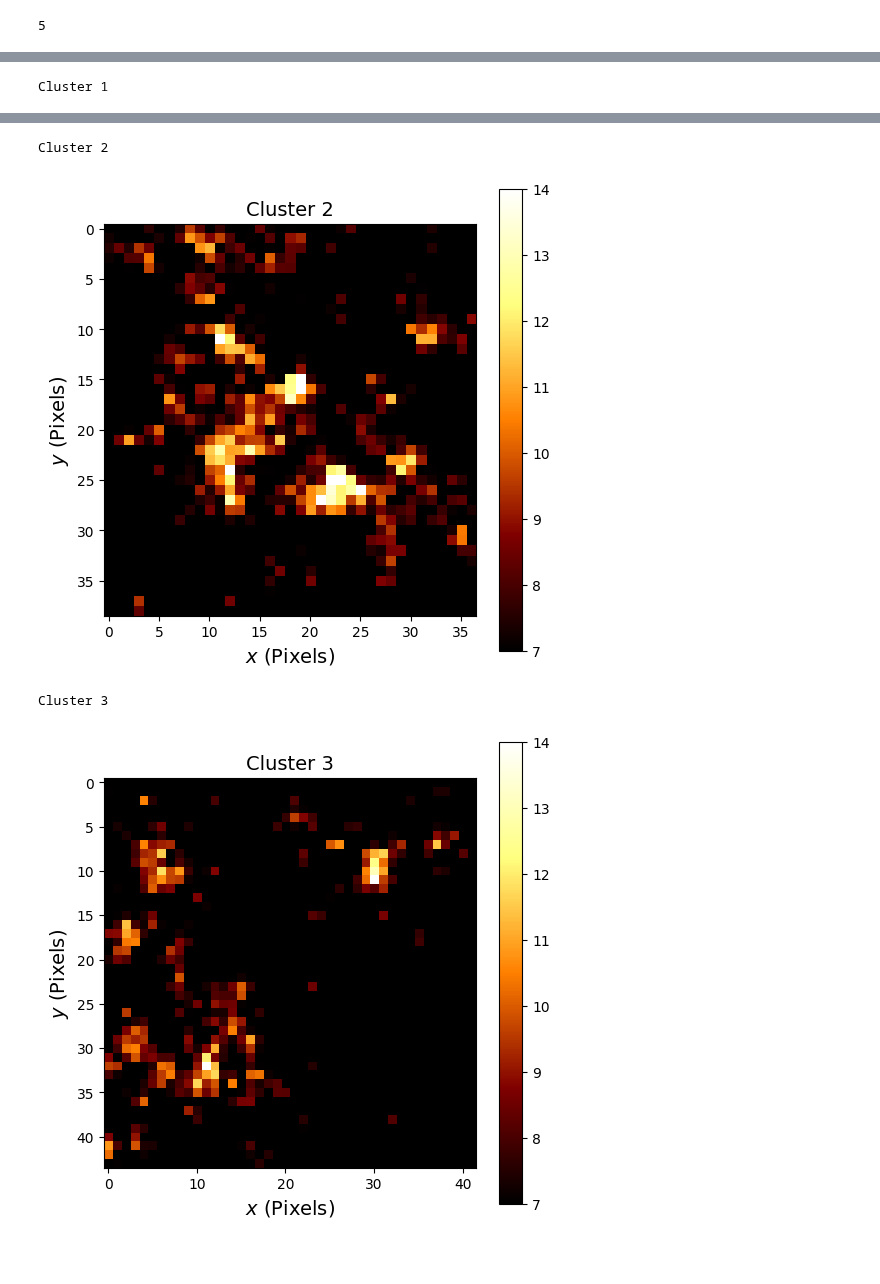
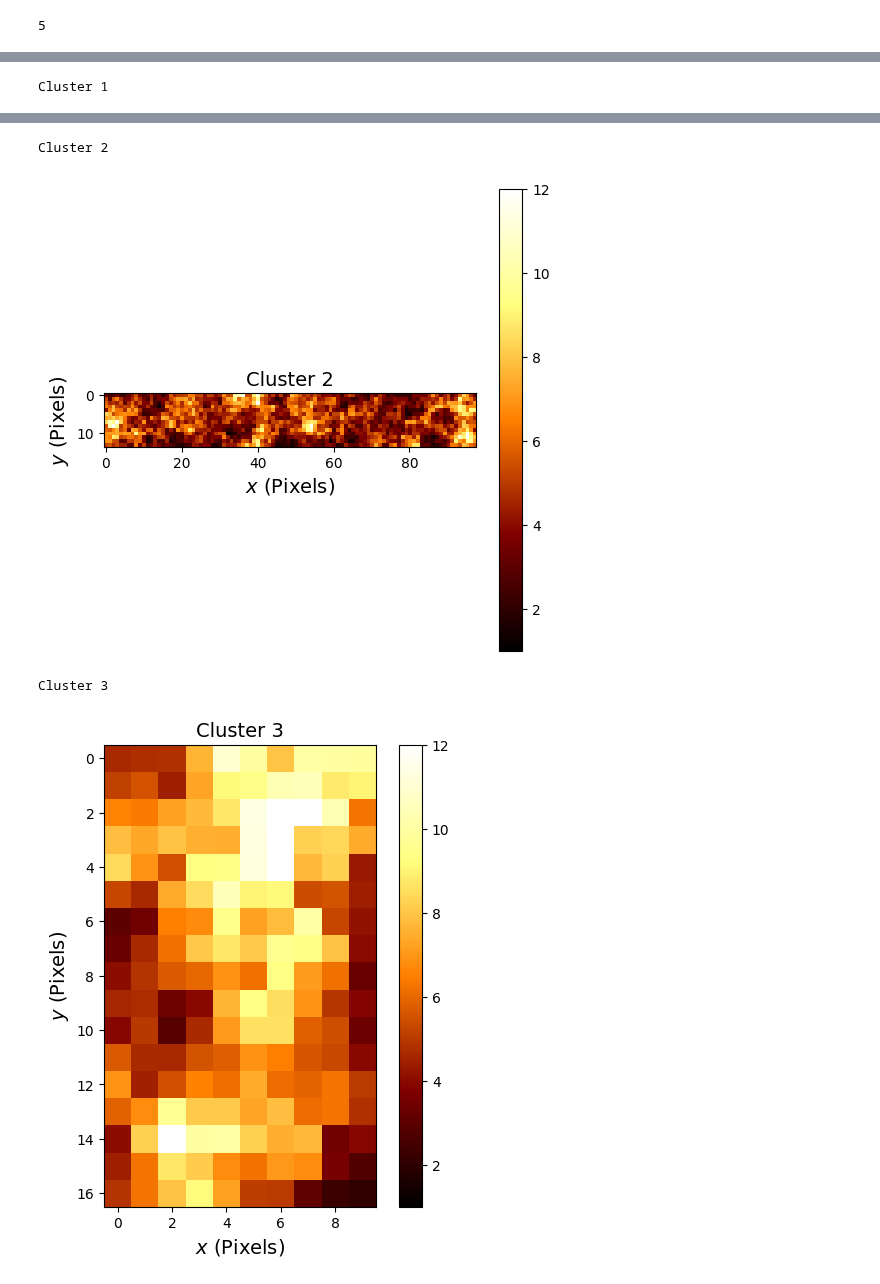
Before and after one commit to khchoi-physik/pbh_simulations, a Jupyter notebook: nearest_neighbour_analysis_2d.ipynb, the cells around one changed output, grey strips where cells are left out. Cells and saved outputs as stored; diff of their text form; code cells hidden in the pictures; blank space fills up the shorter version.

```diff
--- a/nearest_neighbour_analysis_2d.ipynb
+++ b/nearest_neighbour_analysis_2d.ipynb
@@ -218,0 +425,25 @@ for ii in set(labels) - {-1}:
+# %%
+plt.figure( figsize = (8,8))
+
+for ii in set(labels):
+    clt_idx = np.where(labels == ii)
+    clt_pos = pos[clt_idx]
+    color = cmap(ii % num_clt)
+
+    if ii == -1:
+        plt.scatter( clt_pos[:,1], -clt_pos[:,0] , c='k', label='Anomaly')
+    else:
+        plt.scatter( clt_pos[:,1], -clt_pos[:,0] , color = color, label=f'Cluster {ii}: $m_\Sigma$ = {np.round(cluster_mass_i[ii],2)}, $m_0$ = {np.round(bare_mass_i[ii],2)}' )
+
+    for p in clt_pos:
+        circle = plt.Circle((p[1], -p[0]), eps, color = color, fill=False, linestyle='--', alpha=0.5)  # You can adjust the circle properties here
+        plt.gca().add_artist(circle)
+
+
+plt.xlabel(f'$x$ (Pixels)', fontsize=14)
+plt.ylabel(f'$y$ (Pixels) ', fontsize=14)
+plt.xlim(0,exprf.shape[0])
+plt.ylim(-exprf.shape[1],0)
+plt.legend()
+plt.savefig('Cluster.pdf', bbox_inches='tight', dpi=300)
+plt.show()
@@ -219,10 +452,10 @@ for ii in set(labels) - {-1}:
 # %%
 plt.figure( figsize = (12,8))
-
 for ii in set(labels) - {-1}:
     color = cmap(ii % num_clt)
-    plt.scatter( mass_list[ii], clt_pos_dict[ii].shape[0], label=f'Cluster {ii}',  color = color)
-
+    plt.scatter( cluster_mass_i[ii], clt_pos_dict[ii].shape[0], label=f'Cluster {ii}',  color = color)
+    plt.scatter( bare_mass_i[ii], clt_pos_dict[ii].shape[0], label=f'Cluster {ii}',  color = color, edgecolors='black')
+#cluster_mass_list_ij
 plt.legend()
 plt.xlabel('Total Mass', fontsize=14)
 plt.ylabel('Number of threshold exccedence', fontsize=14)
@@ -234,9 +467,16 @@ plt.show()
 # %%
+amplitude_list = {}
+
+for ii in set(labels) - {-1}:
+    amplitude_list[ii] = []
+    amplitude_list[ii] = exprf[coordinates[ii][:,0], coordinates[ii][:,1]]
+
+
 plt.figure( figsize = (12,8))
 for ii in set(labels) - {-1}:
 
     color = cmap(ii % num_clt)
-    plt.hist(amplitude_list[ii], bins=70, label=f'Cluster {ii}', color = color, alpha=0.3)
+    plt.hist(amplitude_list[ii], bins=50, label=f'Cluster {ii}', color = color, alpha=0.3)
 
 plt.legend()
 plt.xlabel('Ampltiudes', fontsize=14)
@@ -290,7 +507,7 @@ for ii in set(labels) - {-1}:
 
     print(f'Cluster {ii}')
 
-    l0 = 10
+    l0 = 1
 
     xmin = coordinates[ii][:,0].min() - l0
     xmax = coordinates[ii][:,0].max() + l0 +1
@@ -306,9 +523,8 @@ for ii in set(labels) - {-1}:
     plt.xlabel(f'$x$ (Pixels)',fontsize=14)
     plt.ylabel(f'$y$ (Pixels)',fontsize=14)
     plt.colorbar()
-    plt.clim(threshold/2,threshold)
+    plt.clim(1,threshold)
     plt.savefig(f'SmallCluster_{ii}.pdf', bbox_inches='tight', dpi=300)
-    #plt.savefig('Field.pdf', bbox_inches='tight', dpi=300)
     plt.show()
 # %% [output]
 Cluster 0
@@ -318,4 +534,4 @@ Cluster 1
 Cluster 2
-[figure, old version]
+[figure, new version]
 Cluster 3
-[figure, old version]
+[figure, new version]
```
Also changed, not shown: parts of 27 cells of this notebook.
